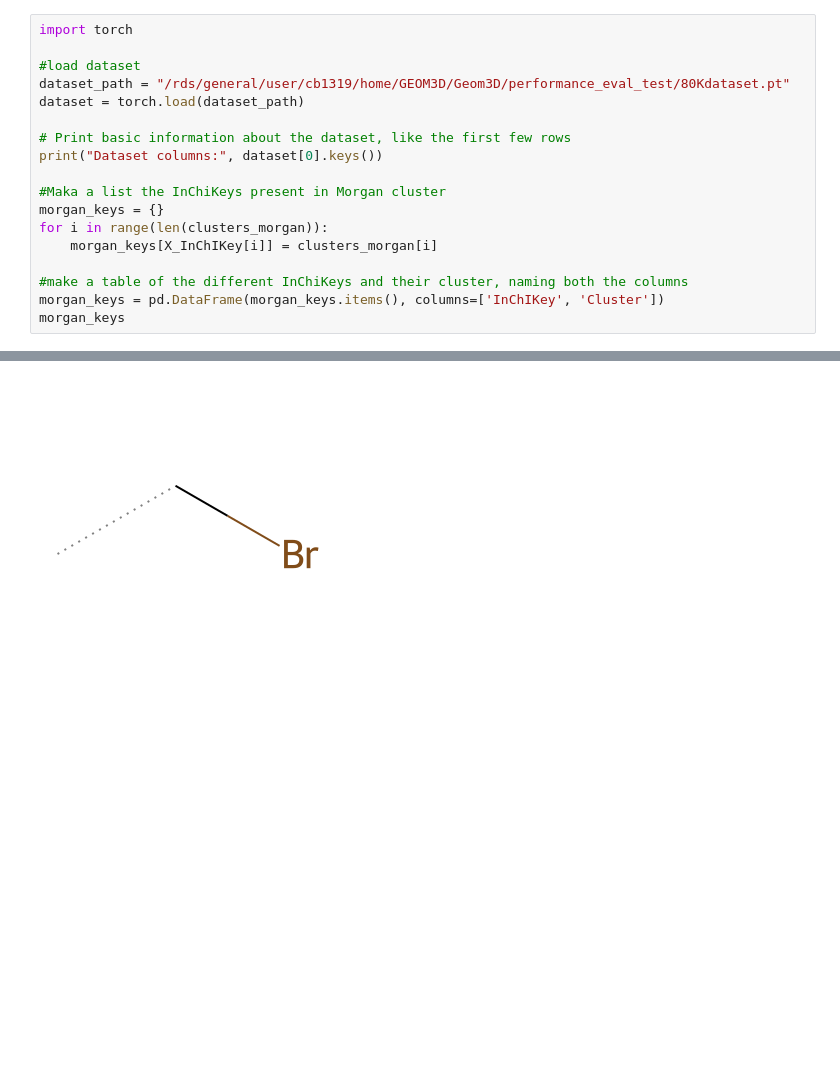
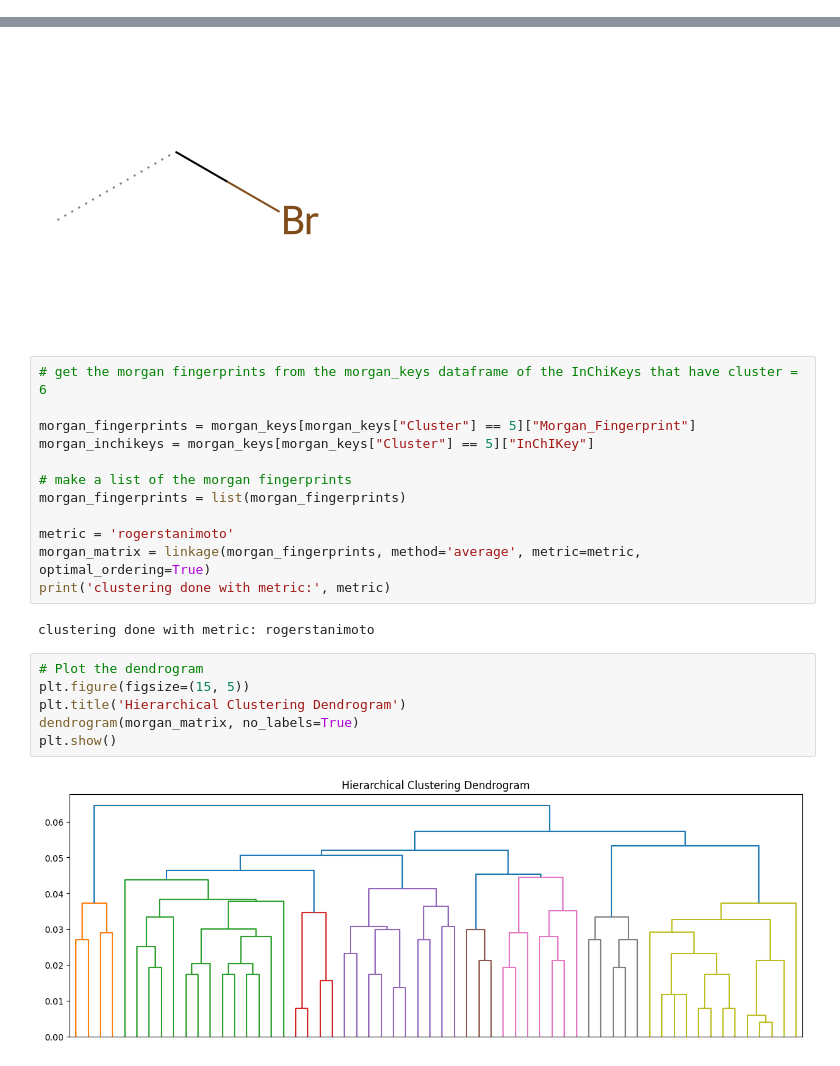
Before and after one commit to C-Bone-UCL/Geom3D, a Jupyter notebook: notebook/test_fragment_structure_split.ipynb, the cells around one changed output, grey strips where cells are left out. Cells and saved outputs as stored; diff of their text form; blank space fills up the shorter version.

```diff
--- a/notebook/test_fragment_structure_split.ipynb
+++ b/notebook/test_fragment_structure_split.ipynb
@@ -273,18 +3,0 @@ Top 2 Substructure (Frequency: 2 molecules):
-# %%
-import torch
-
-#load dataset
-dataset_path = "/rds/general/user/cb1319/home/GEOM3D/Geom3D/performance_eval_test/80Kdataset.pt"
-dataset = torch.load(dataset_path)
-
-# Print basic information about the dataset, like the first few rows
-print("Dataset columns:", dataset[0].keys())
-
-#Maka a list the InChiKeys present in Morgan cluster
-morgan_keys = {}
-for i in range(len(clusters_morgan)):
-    morgan_keys[X_InChIKey[i]] = clusters_morgan[i]
-
-#make a table of the different InChiKeys and their cluster, naming both the columns
-morgan_keys = pd.DataFrame(morgan_keys.items(), columns=['InChIKey', 'Cluster'])
-morgan_keys
@@ -541,3 +219,25 @@ Top 1 Substructure (Frequency: 60 molecules):
 [figure]
 Top 2 Substructure (Frequency: 5 molecules):
 [figure]
+# %%
+# get the morgan fingerprints from the morgan_keys dataframe of the InChiKeys that have cluster = 6
+
+morgan_fingerprints = morgan_keys[morgan_keys["Cluster"] == 5]["Morgan_Fingerprint"]
+morgan_inchikeys = morgan_keys[morgan_keys["Cluster"] == 5]["InChIKey"]
+
+# make a list of the morgan fingerprints
+morgan_fingerprints = list(morgan_fingerprints)
+
+metric = 'rogerstanimoto'
+morgan_matrix = linkage(morgan_fingerprints, method='average', metric=metric, optimal_ordering=True)
+print('clustering done with metric:', metric)
+# %% [output]
+clustering done with metric: rogerstanimoto
+# %%
+# Plot the dendrogram
+plt.figure(figsize=(15, 5))
+plt.title('Hierarchical Clustering Dendrogram')
+dendrogram(morgan_matrix, no_labels=True)
+plt.show()
+# %% [output]
+[figure, added]
```
Also changed, not shown: parts of 26 cells of this notebook, 12 other files.
